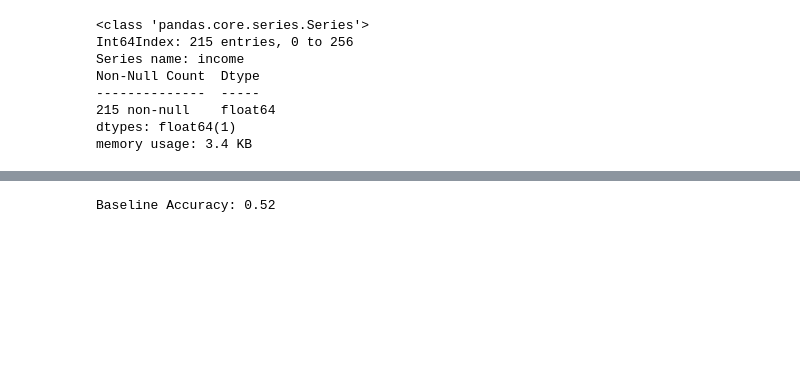
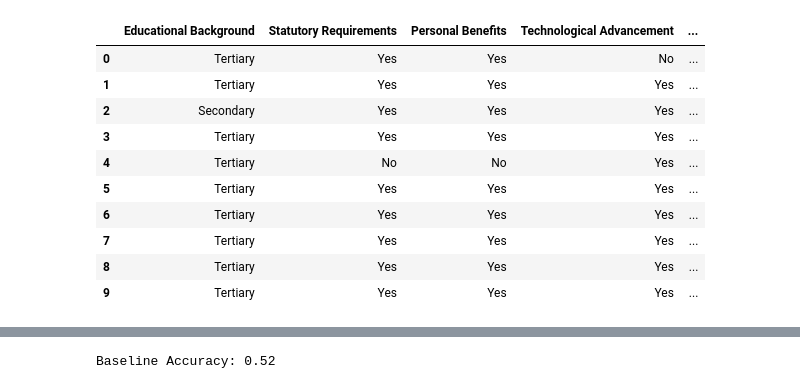
Before and after one commit to Kwadwo-900/Har-project, a Jupyter notebook: model building.ipynb, the cells around one changed output, grey strips where cells are left out. Saved outputs shown, nothing was run; the diff lists cells and outputs as text; code cells hidden in the pictures; blank space fills up the shorter version.

```diff
--- a/model building.ipynb
+++ b/model building.ipynb
@@ -51,14 +65,17 @@ data = clean_data('data.csv/ip_data.csv')
 # %%
-data['income'].info()
+data.head(10)
 # %% [output]
-<class 'pandas.core.series.Series'>
-Int64Index: 215 entries, 0 to 256
-Series name: income
-Non-Null Count  Dtype
---------------  -----
-215 non-null    float64
-dtypes: float64(1)
-memory usage: 3.4 KB
+|  | Educational Background | Statutory Requirements | Personal Benefits | Technological Advancement | ... |
+| 0 | Tertiary | Yes | Yes | No | ... |
+| 1 | Tertiary | Yes | Yes | Yes | ... |
+| 2 | Secondary | Yes | Yes | Yes | ... |
+| 3 | Tertiary | Yes | Yes | Yes | ... |
+| 4 | Tertiary | No | No | Yes | ... |
+| 5 | Tertiary | Yes | Yes | Yes | ... |
+| 6 | Tertiary | Yes | Yes | Yes | ... |
+| 7 | Tertiary | Yes | Yes | Yes | ... |
+| 8 | Tertiary | Yes | Yes | Yes | ... |
+| 9 | Tertiary | Yes | Yes | Yes | ... |
 # %%
 data['Occupational Status']
 # %%
```
Also changed, not shown: parts of 23 cells of this notebook, 7 other files.
